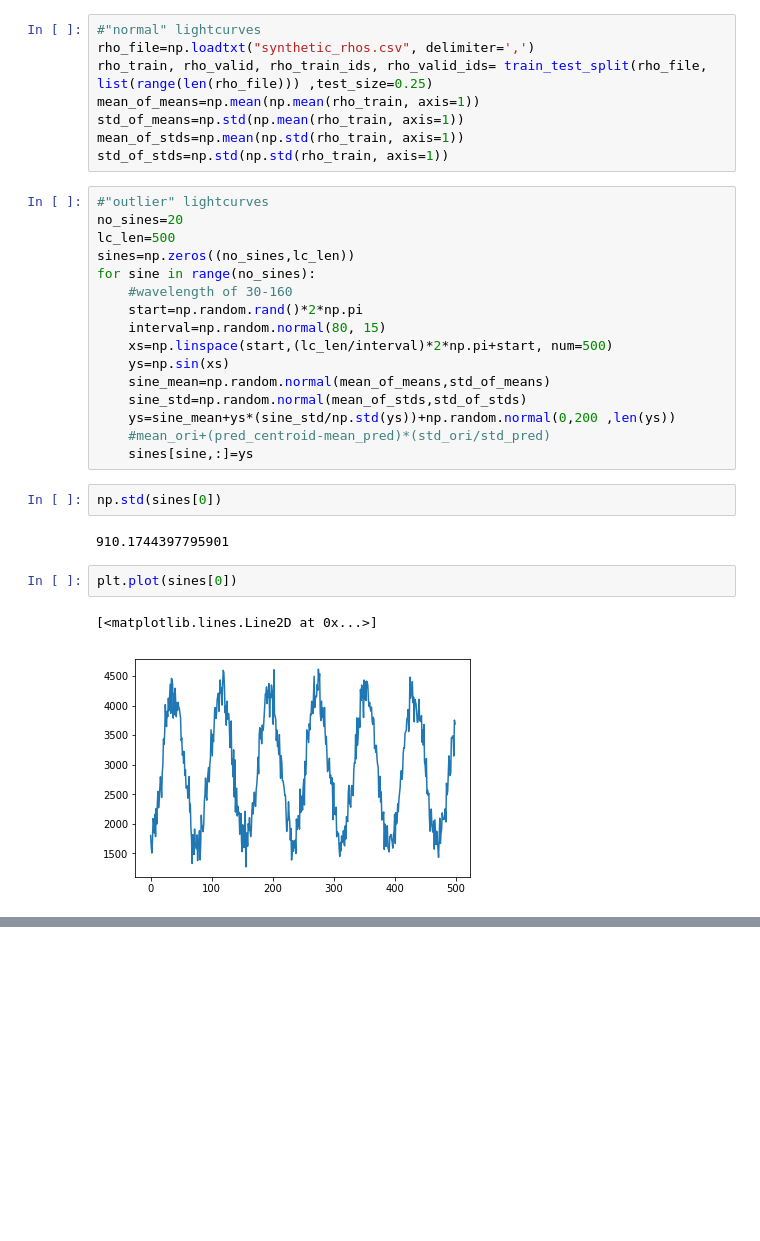
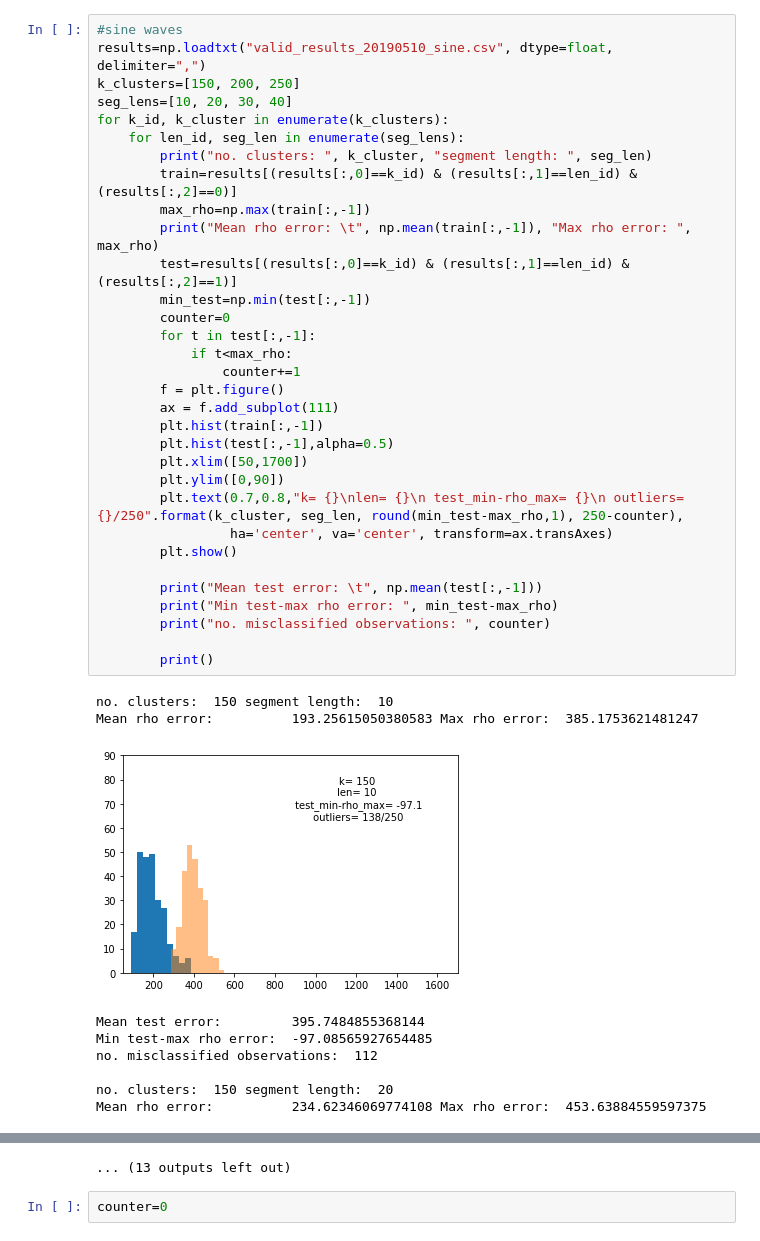
Before and after one commit to jorwatkapola/timeseries_segment_clustering, a Jupyter notebook: synthetic_test.ipynb, the cells around one changed output, grey strips where cells are left out. Saved outputs shown, nothing was run; the diff lists cells and outputs as text; blank space fills up the shorter version.

Commit message:
added test scripts for two types of synthetic time series

```diff
--- a/synthetic_test.ipynb
+++ b/synthetic_test.ipynb
@@ -28,33 +5,42 @@ np.random.seed(0)
-# %%
-#"normal" lightcurves
-rho_file=np.loadtxt("synthetic_rhos.csv", delimiter=',')
-rho_train, rho_valid, rho_train_ids, rho_valid_ids= train_test_split(rho_file, list(range(len(rho_file))) ,test_size=0.25)
-mean_of_means=np.mean(np.mean(rho_train, axis=1))
-std_of_means=np.std(np.mean(rho_train, axis=1))
-mean_of_stds=np.mean(np.std(rho_train, axis=1))
-std_of_stds=np.std(np.std(rho_train, axis=1))
-# %%
-#"outlier" lightcurves
-no_sines=20
-lc_len=500
-sines=np.zeros((no_sines,lc_len))
-for sine in range(no_sines):
-    #wavelength of 30-160
-    start=np.random.rand()*2*np.pi
-    interval=np.random.normal(80, 15)
-    xs=np.linspace(start,(lc_len/interval)*2*np.pi+start, num=500)
-    ys=np.sin(xs)
-    sine_mean=np.random.normal(mean_of_means,std_of_means)
-    sine_std=np.random.normal(mean_of_stds,std_of_stds)
-    ys=sine_mean+ys*(sine_std/np.std(ys))+np.random.normal(0,200 ,len(ys))
-    #mean_ori+(pred_centroid-mean_pred)*(std_ori/std_pred)
-    sines[sine,:]=ys
-# %%
-np.std(sines[0])
-# %% [output]
-910.1744397795901
-# %%
-plt.plot(sines[0])
-# %% [output]
-[<matplotlib.lines.Line2D at 0x...>]
-[figure, removed]
+# %%
+#sine waves
+results=np.loadtxt("valid_results_20190510_sine.csv", dtype=float, delimiter=",")
+k_clusters=[150, 200, 250]
+seg_lens=[10, 20, 30, 40]
+for k_id, k_cluster in enumerate(k_clusters):
+    for len_id, seg_len in enumerate(seg_lens):
+        print("no. clusters: ", k_cluster, "segment length: ", seg_len)
+        train=results[(results[:,0]==k_id) & (results[:,1]==len_id) & (results[:,2]==0)]
+        max_rho=np.max(train[:,-1])
+        print("Mean rho error: \t", np.mean(train[:,-1]), "Max rho error: ", max_rho)
+        test=results[(results[:,0]==k_id) & (results[:,1]==len_id) & (results[:,2]==1)]
+        min_test=np.min(test[:,-1])
+        counter=0
+        for t in test[:,-1]:
+            if t<max_rho:
+                counter+=1
+        f = plt.figure()
+        ax = f.add_subplot(111)
+        plt.hist(train[:,-1])
+        plt.hist(test[:,-1],alpha=0.5)
+        plt.xlim([50,1700])
+        plt.ylim([0,90])
+        plt.text(0.7,0.8,"k= {}\nlen= {}\n test_min-rho_max= {}\n outliers= {}/250".format(k_cluster, seg_len, round(min_test-max_rho,1), 250-counter),
+                 ha='center', va='center', transform=ax.transAxes)
+        plt.show()
+
+        print("Mean test error: \t", np.mean(test[:,-1]))
+        print("Min test-max rho error: ", min_test-max_rho)
+        print("no. misclassified observations: ", counter)
+
+        print()
+# %% [output]
+no. clusters:  150 segment length:  10
+Mean rho error:          193.25615050380583 Max rho error:  385.1753621481247
+[figure, added]
+Mean test error:         395.7484855368144
+Min test-max rho error:  -97.08565927654485
+no. misclassified observations:  112
+
+no. clusters:  150 segment length:  20
+Mean rho error:          234.62346069774108 Max rho error:  453.63884559597375
@@ -60,0 +76,3 @@ plt.plot(sines[0])
+... (13 outputs left out)
+# %%
+counter=0
```
Also changed, not shown: parts of 7 cells of this notebook, 13 other files.
